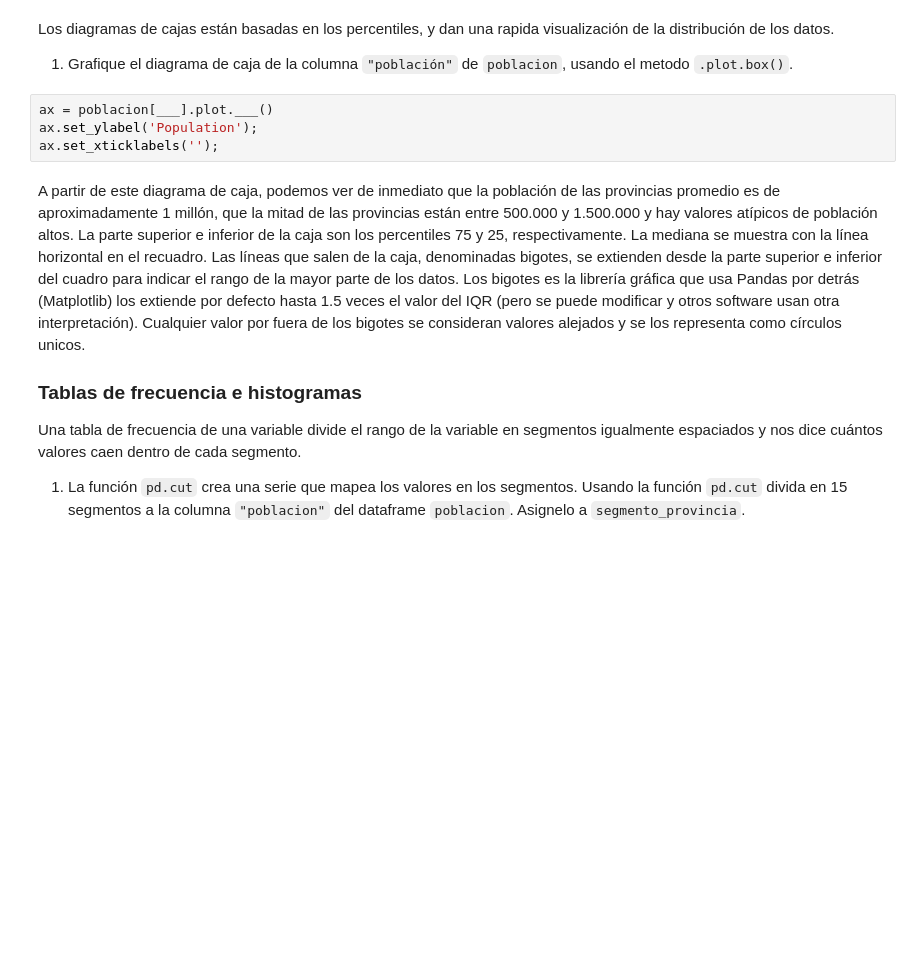
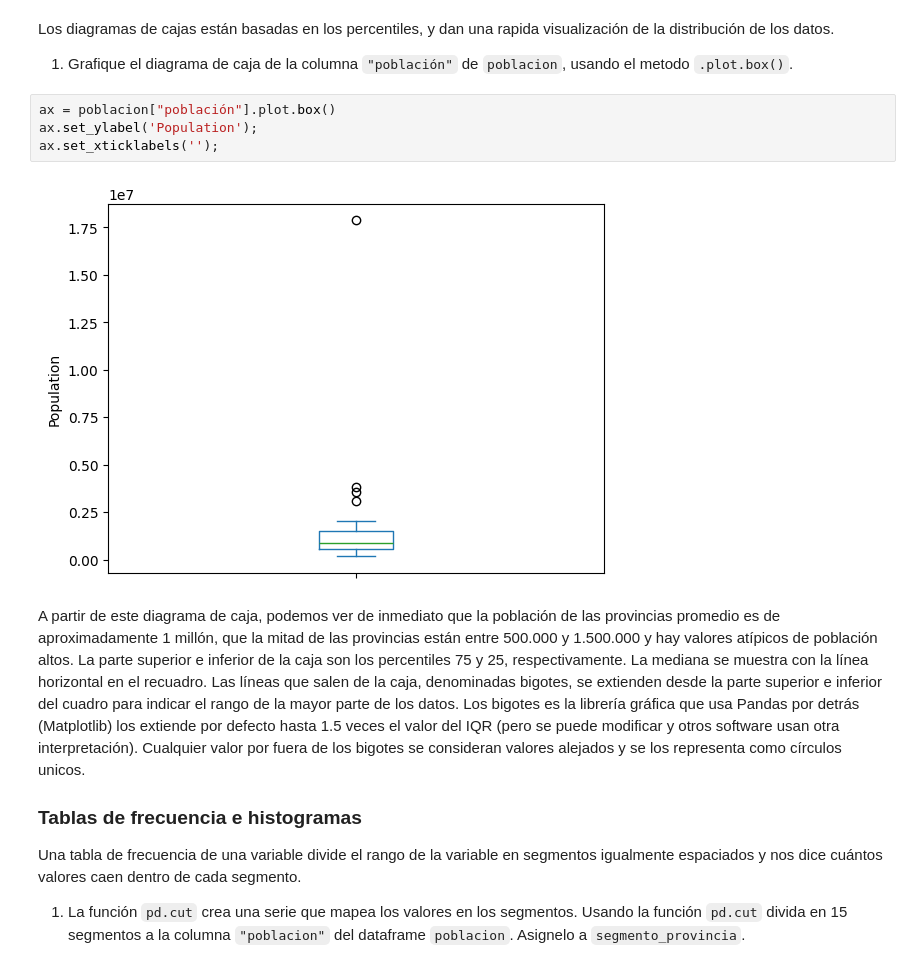
Before and after one commit to Vic-bit/aprMaqI_CEIA, a Jupyter notebook: clase0/practica/6 - Ejercicios Pandas - Estadística Descriptiva.ipynb, the cells around one changed output. Saved outputs shown, nothing was run; the diff lists cells and outputs as text; blank space fills up the shorter version.

```diff
--- a/clase0/practica/6 - Ejercicios Pandas - Estadística Descriptiva.ipynb
+++ b/clase0/practica/6 - Ejercicios Pandas - Estadística Descriptiva.ipynb
@@ -265,9 +306,11 @@ Los diagramas de cajas están basadas en los percentiles, y dan una rapida visua
 
 1. Grafique el diagrama de caja de la columna `"población"` de `poblacion`, usando el metodo `.plot.box()`.
 # %%
-ax = poblacion[___].plot.___()
+ax = poblacion["población"].plot.box()
 ax.set_ylabel('Population');
 ax.set_xticklabels('');
+# %% [output]
+[figure, added]
 # %% [markdown]
 A partir de este diagrama de caja, podemos ver de inmediato que la población de las provincias promedio es de aproximadamente 1 millón, que la mitad de las provincias están entre 500.000 y 1.500.000 y hay valores atípicos de población altos. La parte superior e inferior de la caja son los percentiles 75 y 25, respectivamente. La mediana se muestra con la línea horizontal en el recuadro. Las líneas que salen de la caja, denominadas bigotes, se extienden desde la parte superior e inferior del cuadro para indicar el rango de la mayor parte de los datos. Los bigotes es la librería gráfica que usa Pandas por detrás (Matplotlib) los extiende por defecto hasta 1.5 veces el valor del IQR (pero se puede modificar y otros software usan otra interpretación). Cualquier valor por fuera de los bigotes se consideran valores alejados y se los representa como círculos unicos.
 
```
Also changed, not shown: parts of 26 cells of this notebook.
